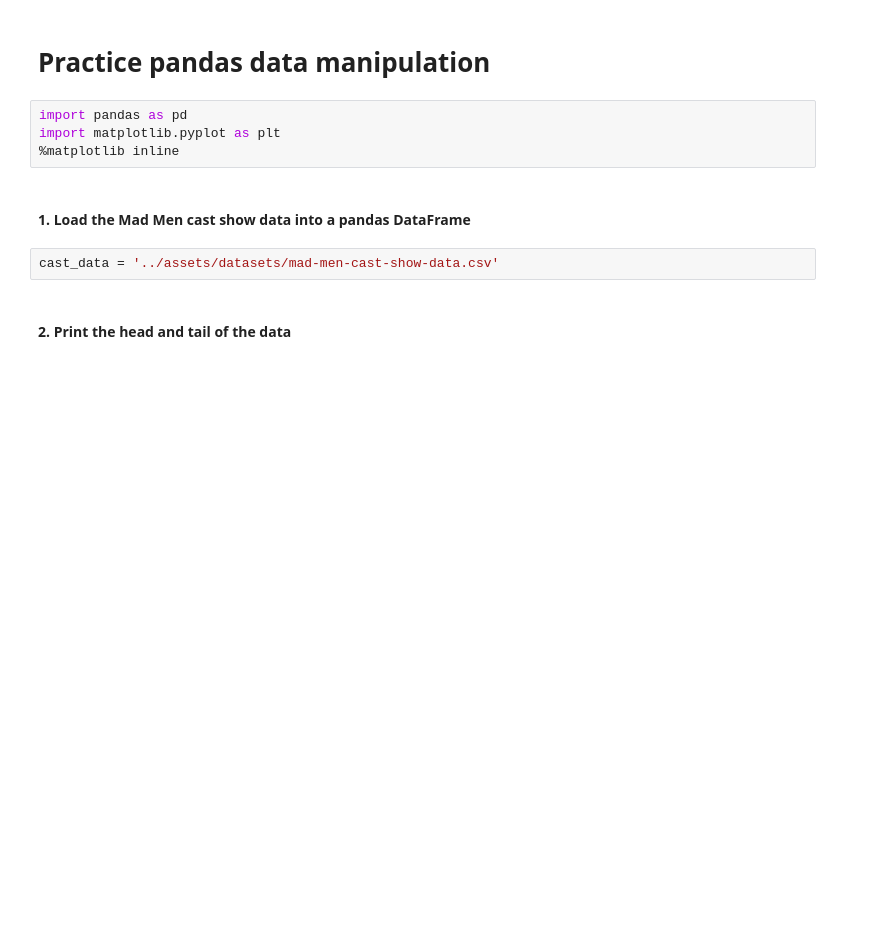
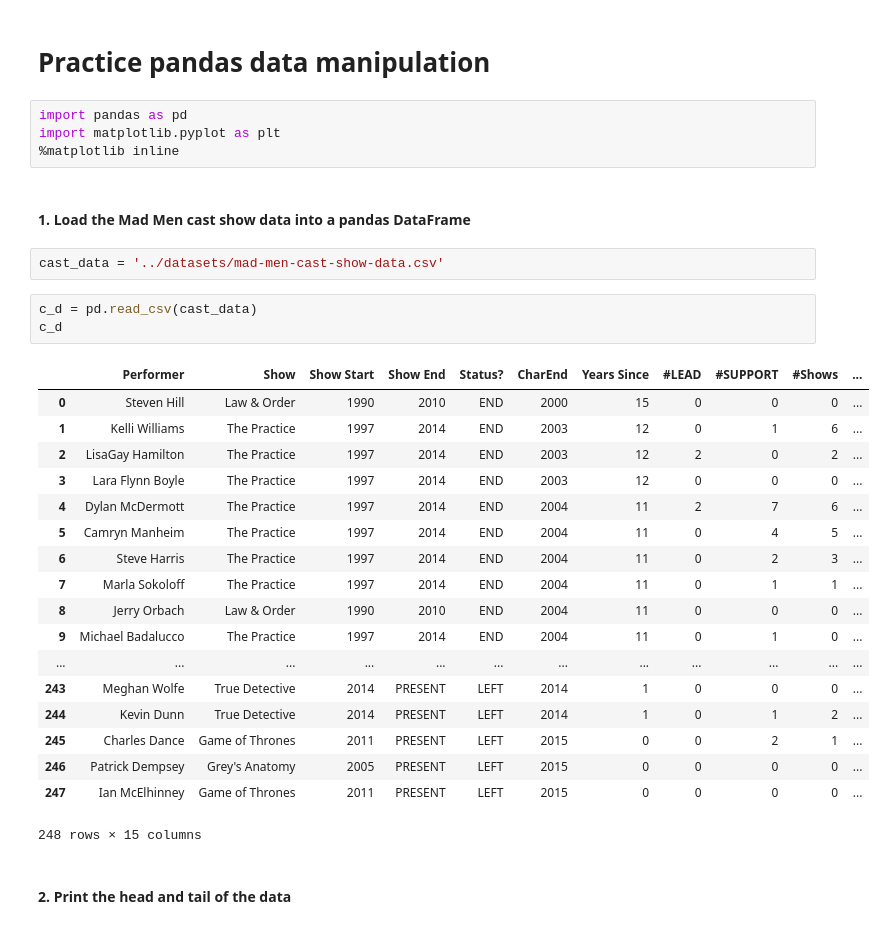
Before and after one commit to brettswan/General-Assembly-Projects, a Jupyter notebook: curriculum/week-02/1.1-lesson/code/W2-1.1-practice-pandas-data-starter.ipynb, the cells around one changed output. Drawn from its saved outputs; the diff is of its cells as text; blank space fills up the shorter version.

```diff
--- a/curriculum/week-02/1.1-lesson/code/W2-1.1-practice-pandas-data-starter.ipynb
+++ b/curriculum/week-02/1.1-lesson/code/W2-1.1-practice-pandas-data-starter.ipynb
@@ -7,6 +7,28 @@ import matplotlib.pyplot as plt
 # %% [markdown]
 #### 1. Load the Mad Men cast show data into a pandas DataFrame
 # %%
-cast_data = '../assets/datasets/mad-men-cast-show-data.csv'
+cast_data = '../datasets/mad-men-cast-show-data.csv'
+# %%
+c_d = pd.read_csv(cast_data)
+c_d
+# %% [output]
+|  | Performer | Show | Show Start | Show End | Status? | CharEnd | Years Since | #LEAD | #SUPPORT | #Shows | ... |
+| 0 | Steven Hill | Law & Order | 1990 | 2010 | END | 2000 | 15 | 0 | 0 | 0 | ... |
+| 1 | Kelli Williams | The Practice | 1997 | 2014 | END | 2003 | 12 | 0 | 1 | 6 | ... |
+| 2 | LisaGay Hamilton | The Practice | 1997 | 2014 | END | 2003 | 12 | 2 | 0 | 2 | ... |
+| 3 | Lara Flynn Boyle | The Practice | 1997 | 2014 | END | 2003 | 12 | 0 | 0 | 0 | ... |
+| 4 | Dylan McDermott | The Practice | 1997 | 2014 | END | 2004 | 11 | 2 | 7 | 6 | ... |
+| 5 | Camryn Manheim | The Practice | 1997 | 2014 | END | 2004 | 11 | 0 | 4 | 5 | ... |
+| 6 | Steve Harris | The Practice | 1997 | 2014 | END | 2004 | 11 | 0 | 2 | 3 | ... |
+| 7 | Marla Sokoloff | The Practice | 1997 | 2014 | END | 2004 | 11 | 0 | 1 | 1 | ... |
+| 8 | Jerry Orbach | Law & Order | 1990 | 2010 | END | 2004 | 11 | 0 | 0 | 0 | ... |
+| 9 | Michael Badalucco | The Practice | 1997 | 2014 | END | 2004 | 11 | 0 | 1 | 0 | ... |
+| ... | ... | ... | ... | ... | ... | ... | ... | ... | ... | ... | ... |
+| 243 | Meghan Wolfe | True Detective | 2014 | PRESENT | LEFT | 2014 | 1 | 0 | 0 | 0 | ... |
+| 244 | Kevin Dunn | True Detective | 2014 | PRESENT | LEFT | 2014 | 1 | 0 | 1 | 2 | ... |
+| 245 | Charles Dance | Game of Thrones | 2011 | PRESENT | LEFT | 2015 | 0 | 0 | 2 | 1 | ... |
+| 246 | Patrick Dempsey | Grey's Anatomy | 2005 | PRESENT | LEFT | 2015 | 0 | 0 | 0 | 0 | ... |
+| 247 | Ian McElhinney | Game of Thrones | 2011 | PRESENT | LEFT | 2015 | 0 | 0 | 0 | 0 | ... |
+248 rows × 15 columns
 # %% [markdown]
 #### 2. Print the head and tail of the data
```
Also changed, not shown: parts of 4 cells of this notebook, 4 other files.
